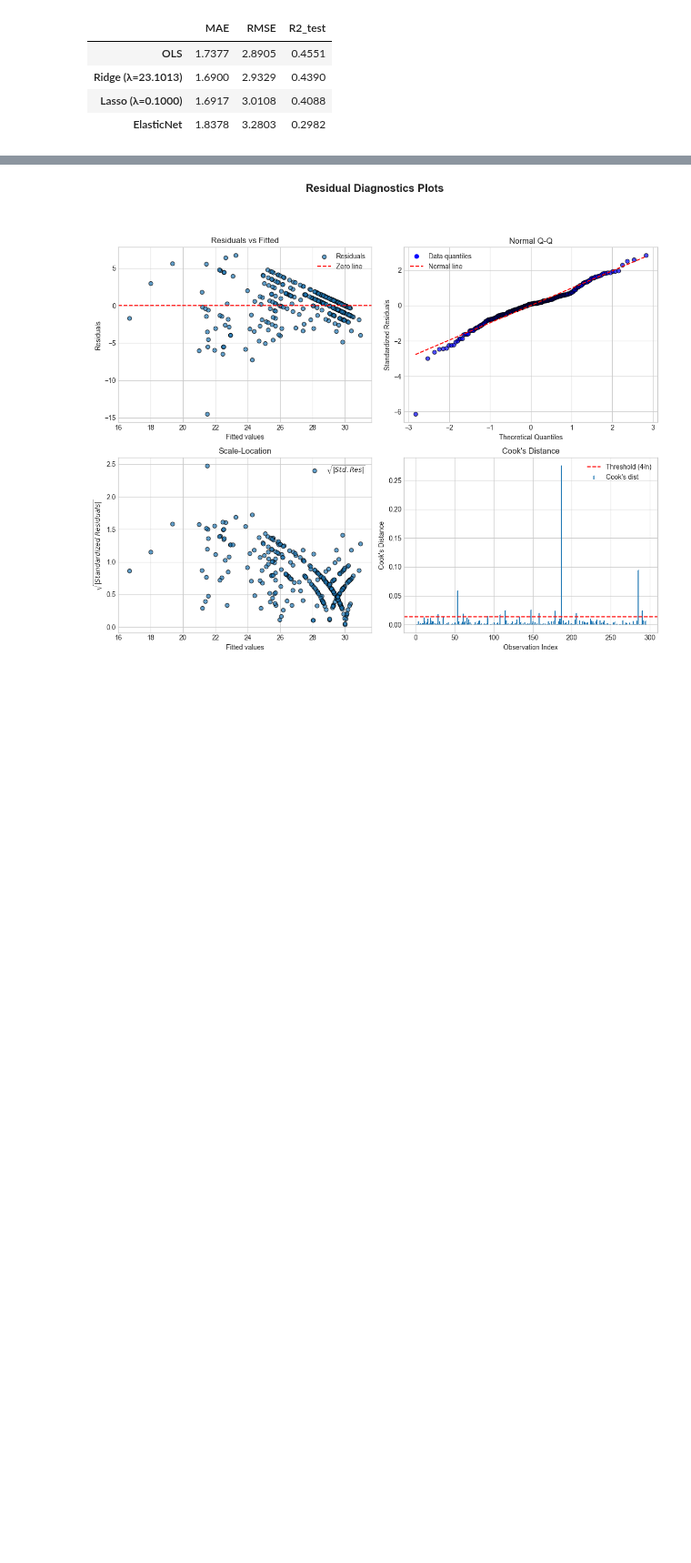
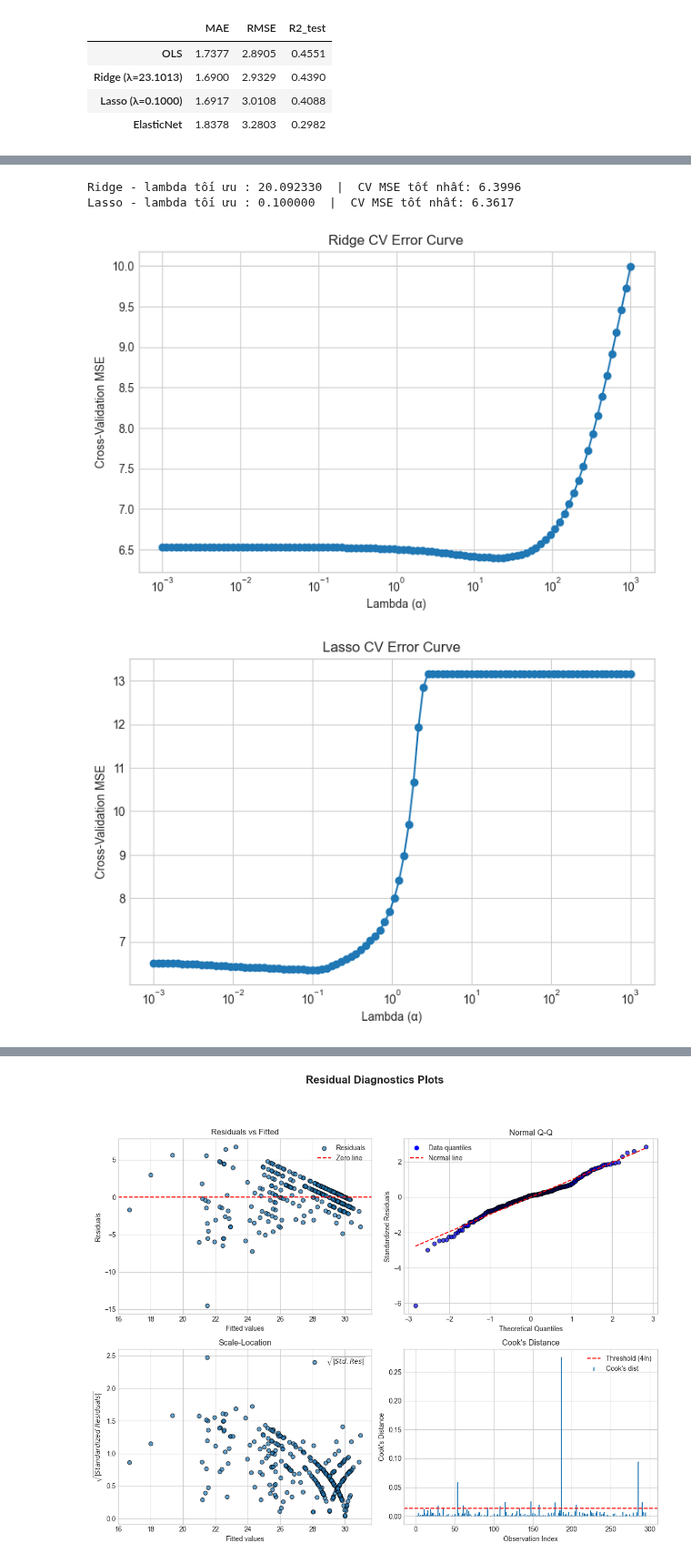
Before and after one commit to TanKhoiTV/blues-estimator-project, a Jupyter notebook: part2/part2_notebook.ipynb, the cells around one changed output, grey strips where cells are left out. Shown at 91% size. Drawn from its saved outputs; the diff is of its cells as text; code cells hidden in the pictures; blank space fills up the shorter version.

Commit message:
feat: add Ridge and Lasso regression with CV lambda selection

```diff
--- a/part2/part2_notebook.ipynb
+++ b/part2/part2_notebook.ipynb
@@ -528,0 +543,24 @@ Các biến bị loại do VIF > 10:
+# %%
+# 1. Khởi tạo lưới lambda ứng viên và chạy Cross-Validation
+comparison = ModelComparison()
+alphas = np.logspace(-3, 3, 100)
+
+ridge_best_alpha, ridge_cv_mse = comparison.cv_select_alpha(
+    X_train_numeric, y_train, model_type="ridge", alphas=alphas, k=5
+)
+lasso_best_alpha, lasso_cv_mse = comparison.cv_select_alpha(
+    X_train_numeric, y_train, model_type="lasso", alphas=alphas, k=5
+)
+
+print(f"Ridge - lambda tối ưu : {ridge_best_alpha:.6f}  |  CV MSE tốt nhất: {ridge_cv_mse.min():.4f}")
+print(f"Lasso - lambda tối ưu : {lasso_best_alpha:.6f}  |  CV MSE tốt nhất: {lasso_cv_mse.min():.4f}")
+# %% [output]
+Ridge - lambda tối ưu : 20.092330  |  CV MSE tốt nhất: 6.3996
+Lasso - lambda tối ưu : 0.100000  |  CV MSE tốt nhất: 6.3617
+# %%
+# 2. Vẽ CV error curve theo lambda
+comparison.plot_cv_error_curve(alphas, ridge_cv_mse, model_name="Ridge")
+comparison.plot_cv_error_curve(alphas, lasso_cv_mse, model_name="Lasso")
+# %% [output]
+[figure, added]
+[figure, added]
```
Also changed, not shown: parts of 5 cells of this notebook.
